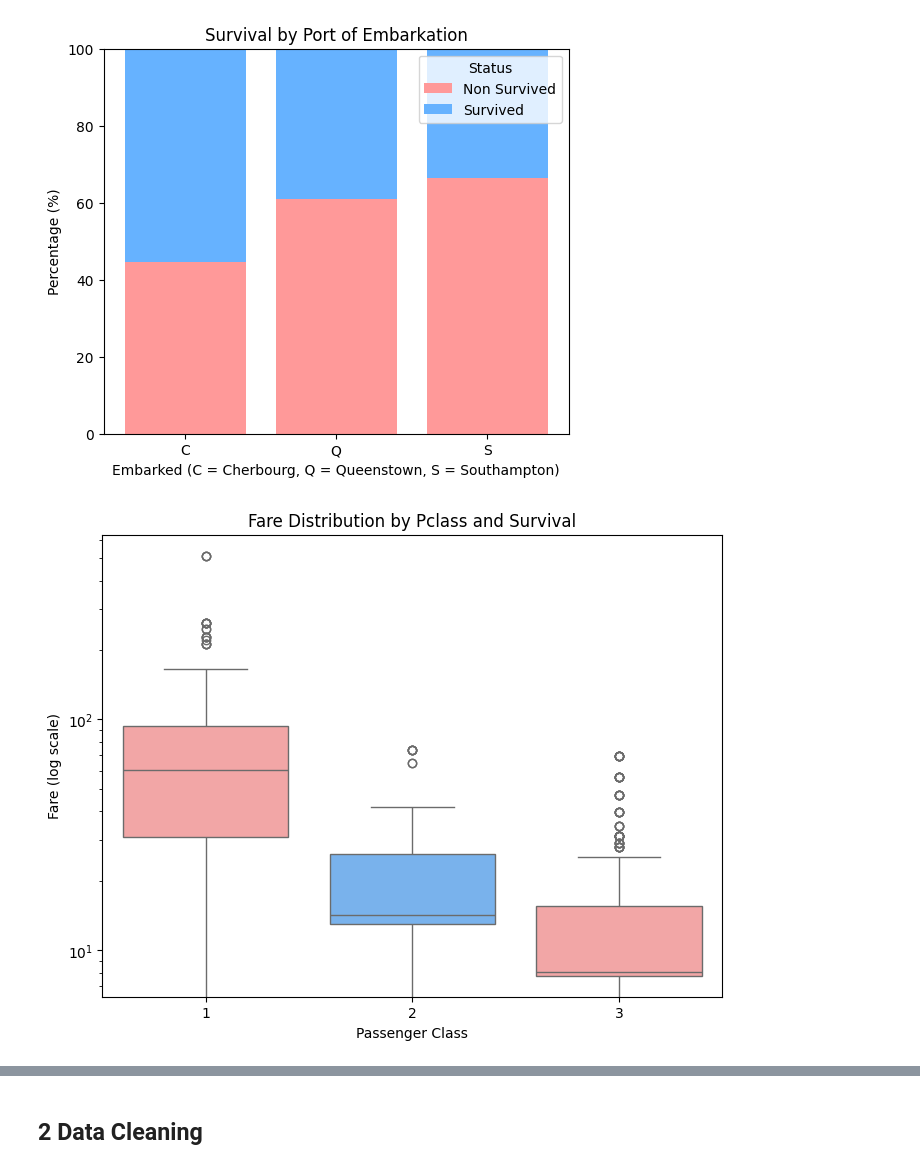
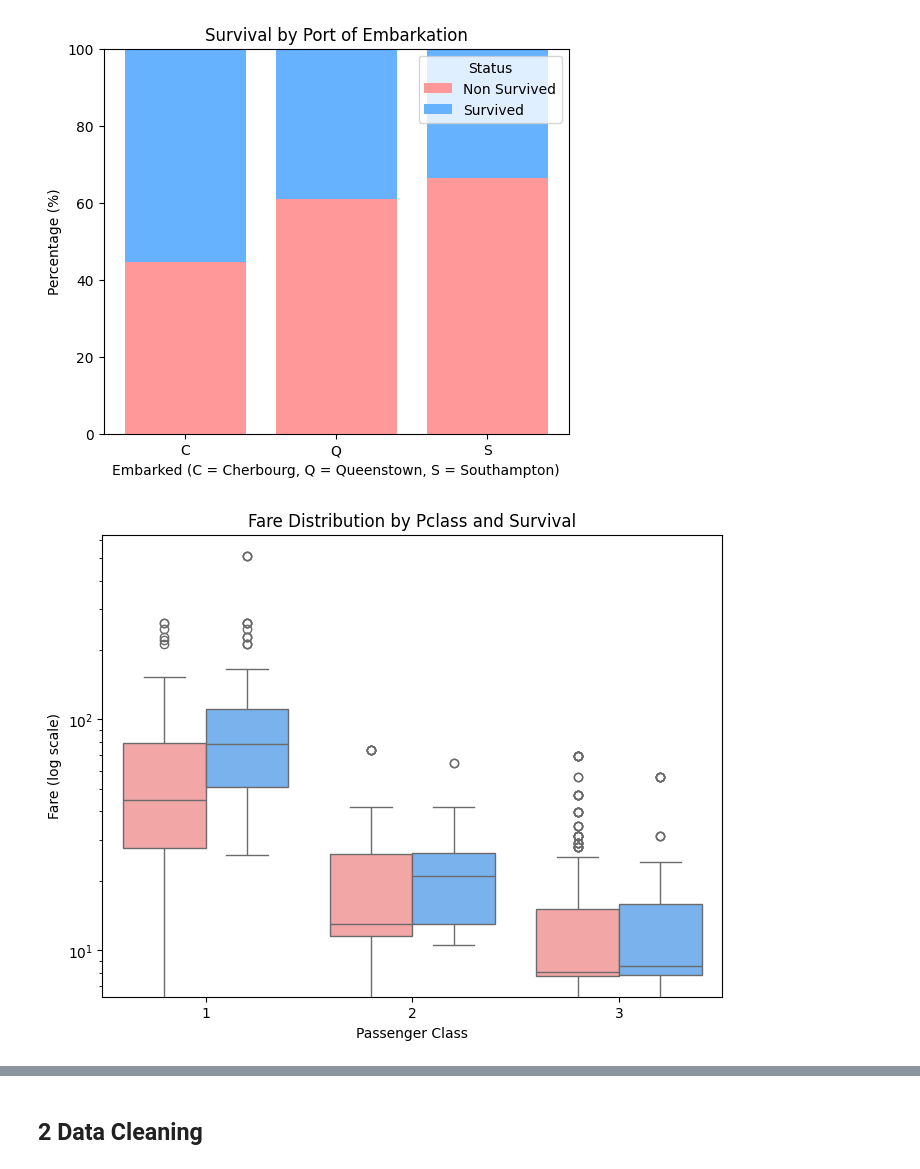
Before and after one commit to fede-giorgi/Transformer_is_All_You_Need, a Jupyter notebook: project.ipynb, the cells around one changed output, grey strips where cells are left out. Cells and saved outputs as stored; diff of their text form; code cells hidden in the pictures.

```diff
--- a/project.ipynb
+++ b/project.ipynb
@@ -70,0 +62,3 @@ df_train.head()
+# %%
+df_train["Survived_label"] = df_train["Survived"].map({0: "Did not survive", 1: "Survived"})
+df_train.head()
@@ -363,18 +363,19 @@ plt.show()
 # %%
 plt.figure(figsize=(8,6))
 sns.boxplot(
     x="Pclass",
     y="Fare",
     data=df_train,
-    palette=["#FF9999", "#66B2FF"]
+    palette=["#FF9999", "#66B2FF"],
+    hue="Survived", legend=False
 )
 plt.yscale("log")
 plt.title("Fare Distribution by Pclass and Survival")
 plt.ylabel("Fare (log scale)")
 plt.xlabel("Passenger Class")
 plt.show()
 # %% [output]
-[figure, old version]
+[figure, new version]
 # %%
 plt.figure(figsize=(8,6))
 sns.boxplot(
```
Also changed, not shown: parts of 17 cells of this notebook.
